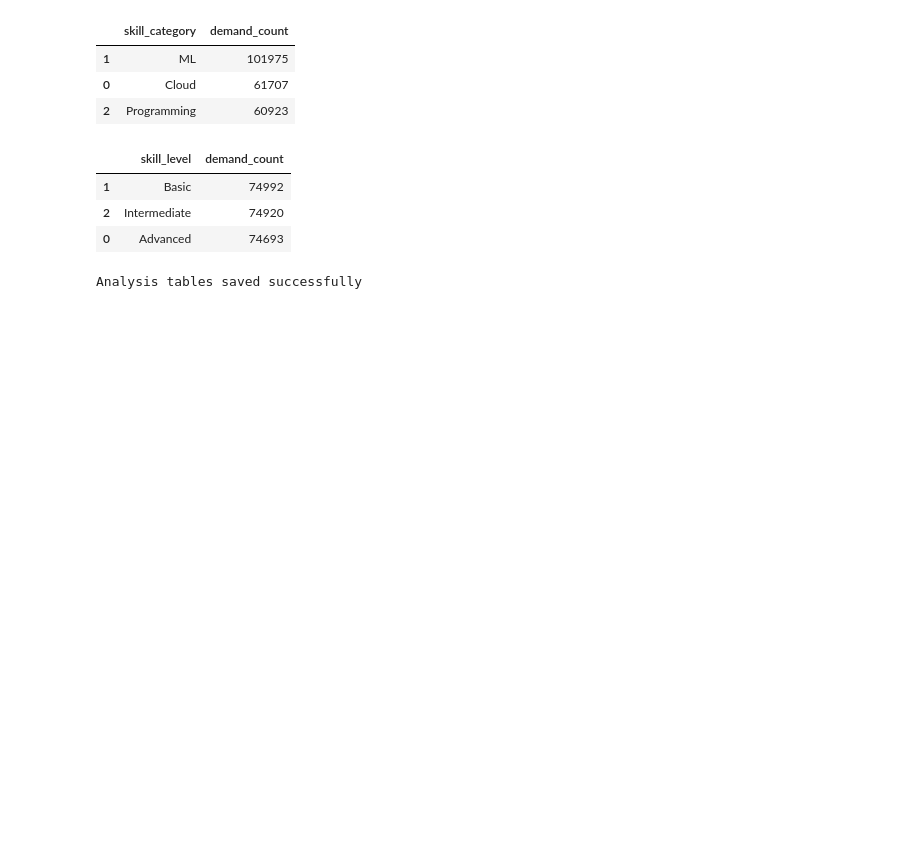
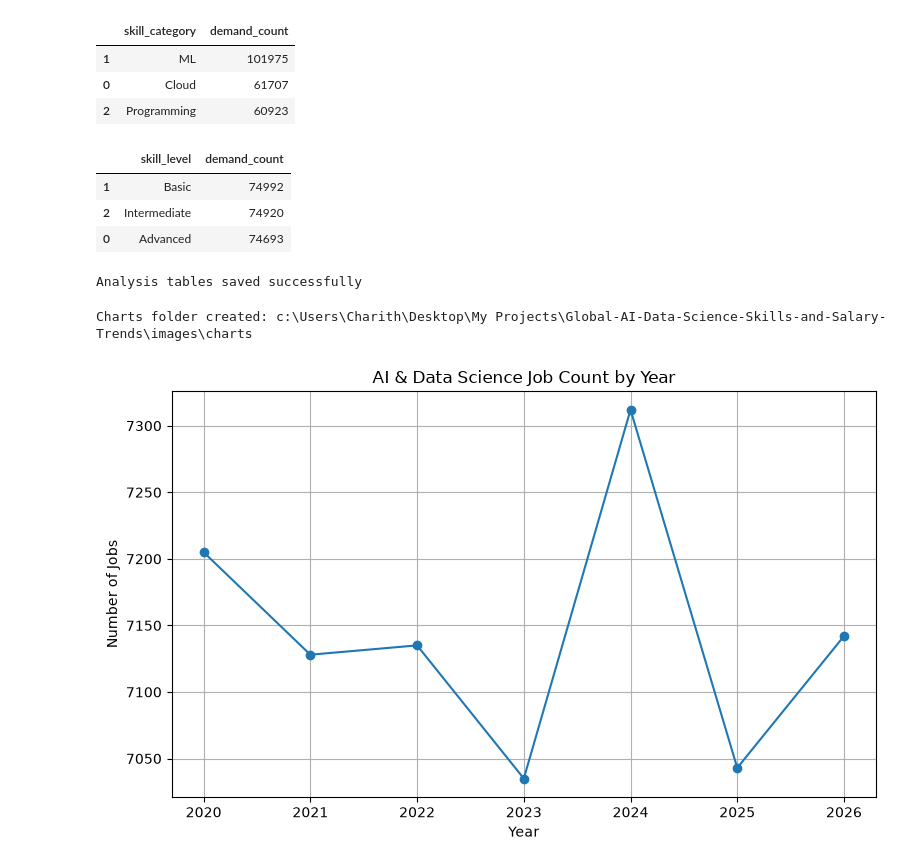
Before and after one commit to Charith-01/Global-AI-Data-Science-Skills-and-Salary-Trends, a Jupyter notebook: notebooks/01_data_loading_and_exploration.ipynb, the cells around one changed output. Saved outputs shown, nothing was run; the diff lists cells and outputs as text; code cells hidden in the pictures; blank space fills up the shorter version.

```diff
--- a/notebooks/01_data_loading_and_exploration.ipynb
+++ b/notebooks/01_data_loading_and_exploration.ipynb
@@ -643,3 +643,26 @@ skill_level_demand.to_csv(analysis_dir / "skill_level_demand.csv", index=False)
 print("Analysis tables saved successfully")
 # %% [output]
 Analysis tables saved successfully
+# %%
+CHARTS_DIR = BASE_DIR / "images" / "charts"
+CHARTS_DIR.mkdir(parents=True, exist_ok=True)
+
+print("Charts folder created:", CHARTS_DIR)
+# %% [output]
+Charts folder created: c:\Users\Charith\Desktop\My Projects\Global-AI-Data-Science-Skills-and-Salary-Trends\images\charts
+# %%
+plt.figure(figsize=(8, 5))
+
+plt.plot(jobs_by_year["posted_year"], jobs_by_year["job_count"], marker="o")
+
+plt.title("AI & Data Science Job Count by Year")
+plt.xlabel("Year")
+plt.ylabel("Number of Jobs")
+
+plt.grid(True)
+plt.tight_layout()
+
+plt.savefig(CHARTS_DIR / "jobs_by_year.png", dpi=300)
+plt.show()
+# %% [output]
+[figure, added]
```
Also changed, not shown: parts of 17 cells of this notebook, 11 other files.
